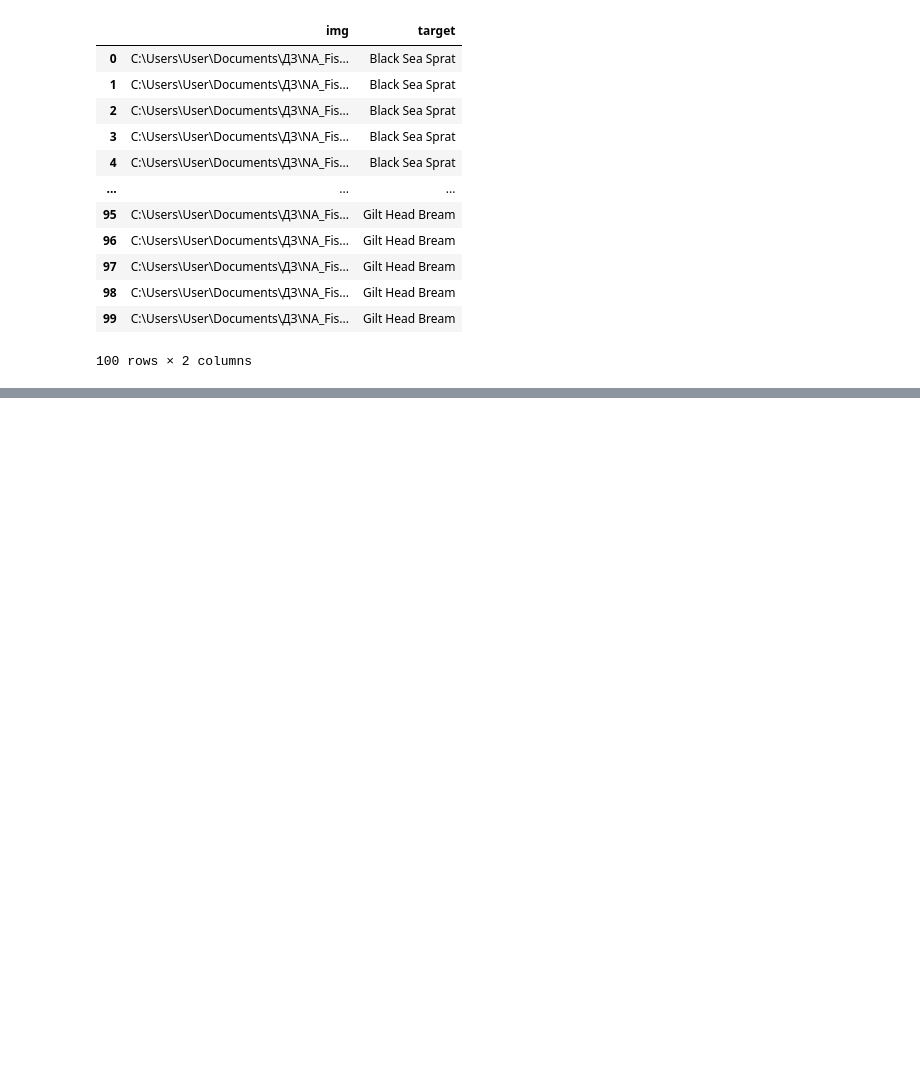
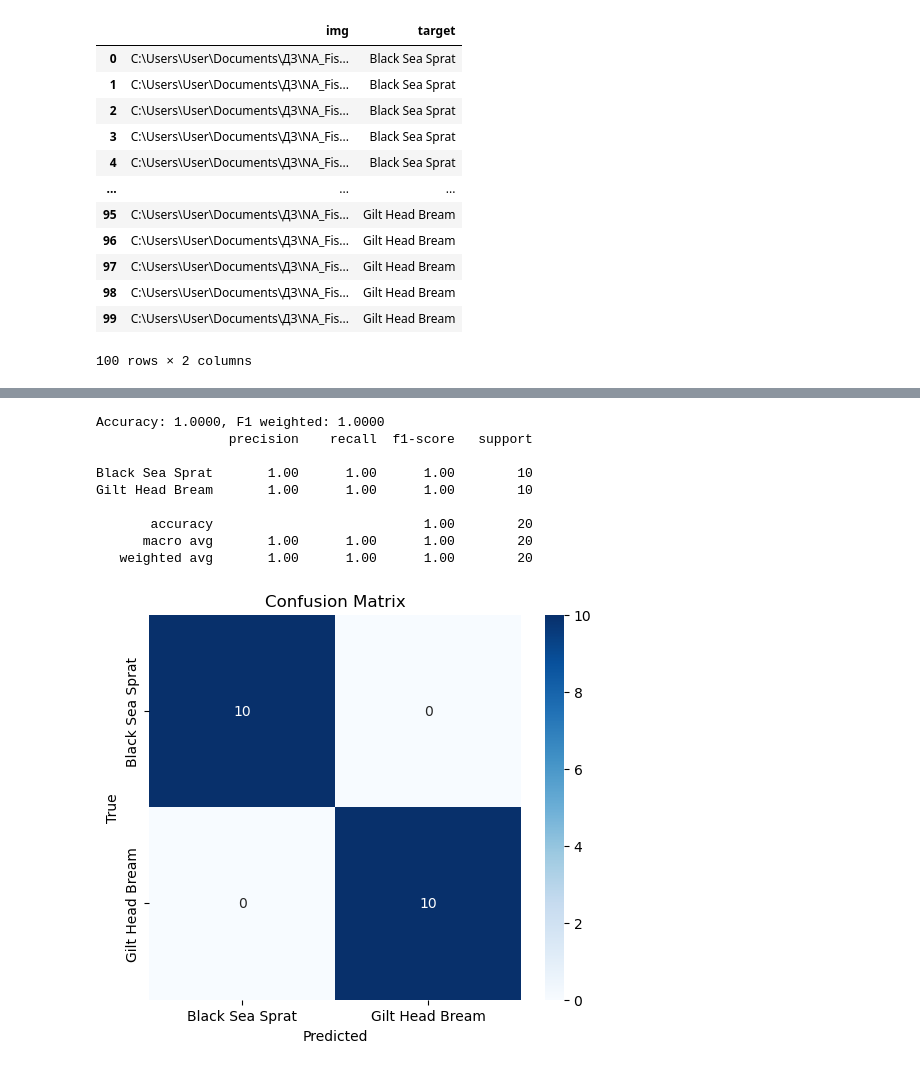
Before and after one commit to Megamozkul/test-repository, a Jupyter notebook: dz14.ipynb, the cells around one changed output, grey strips where cells are left out. Drawn from its saved outputs; the diff is of its cells as text; code cells hidden in the pictures; blank space fills up the shorter version.

```diff
--- a/dz14.ipynb
+++ b/dz14.ipynb
@@ -142,0 +381,12 @@ plt.show()
+# %%
+
+train_dataset = FishDatasetFromDF(train_df, transform=train_transform)
+test_dataset  = FishDatasetFromDF(test_df,  transform=test_transform)
+
+classes = train_dataset.idx_to_label
+print("Классы:", classes)
+print("Train size:", len(train_dataset))
+print("Test size:",  len(test_dataset))
+
+train_loader = DataLoader(train_dataset, batch_size=32, shuffle=True, num_workers=0)##берёт объекты Dataset и отдаёт данные батчами (по 32 картинки)
+test_loader  = DataLoader(test_dataset,  batch_size=32, shuffle=False, num_workers=0)
@@ -142,0 +471,37 @@ plt.show()
+# %%
+model.eval()
+y_true, y_pred = [], []
+
+with torch.no_grad():
+    for imgs, labels in test_loader:
+        imgs = imgs.to(device)
+        outputs = model(imgs)
+        preds = outputs.argmax(dim=1).cpu().numpy()
+        y_true.extend(labels.numpy())
+        y_pred.extend(preds)
+
+acc = accuracy_score(y_true, y_pred)
+f1 = f1_score(y_true, y_pred, average="weighted")
+print(f"\nAccuracy: {acc:.4f}, F1 weighted: {f1:.4f}")
+print(classification_report(y_true, y_pred, target_names=[classes[i] for i in range(len(classes))]))
+
+cm = confusion_matrix(y_true, y_pred)
+plt.figure(figsize=(6, 5))
+sns.heatmap(cm, annot=True, fmt="d", cmap="Blues",
+            xticklabels=[classes[i] for i in range(len(classes))],
+            yticklabels=[classes[i] for i in range(len(classes))])
+plt.xlabel("Predicted")
+plt.ylabel("True")
+plt.title("Confusion Matrix")
+plt.show()
+# %% [output]
+Accuracy: 1.0000, F1 weighted: 1.0000
+                 precision    recall  f1-score   support
+
+Black Sea Sprat       1.00      1.00      1.00        10
+Gilt Head Bream       1.00      1.00      1.00        10
+
+       accuracy                           1.00        20
+      macro avg       1.00      1.00      1.00        20
+   weighted avg       1.00      1.00      1.00        20
+[figure, added]
```
Also changed, not shown: parts of 23 cells of this notebook.
